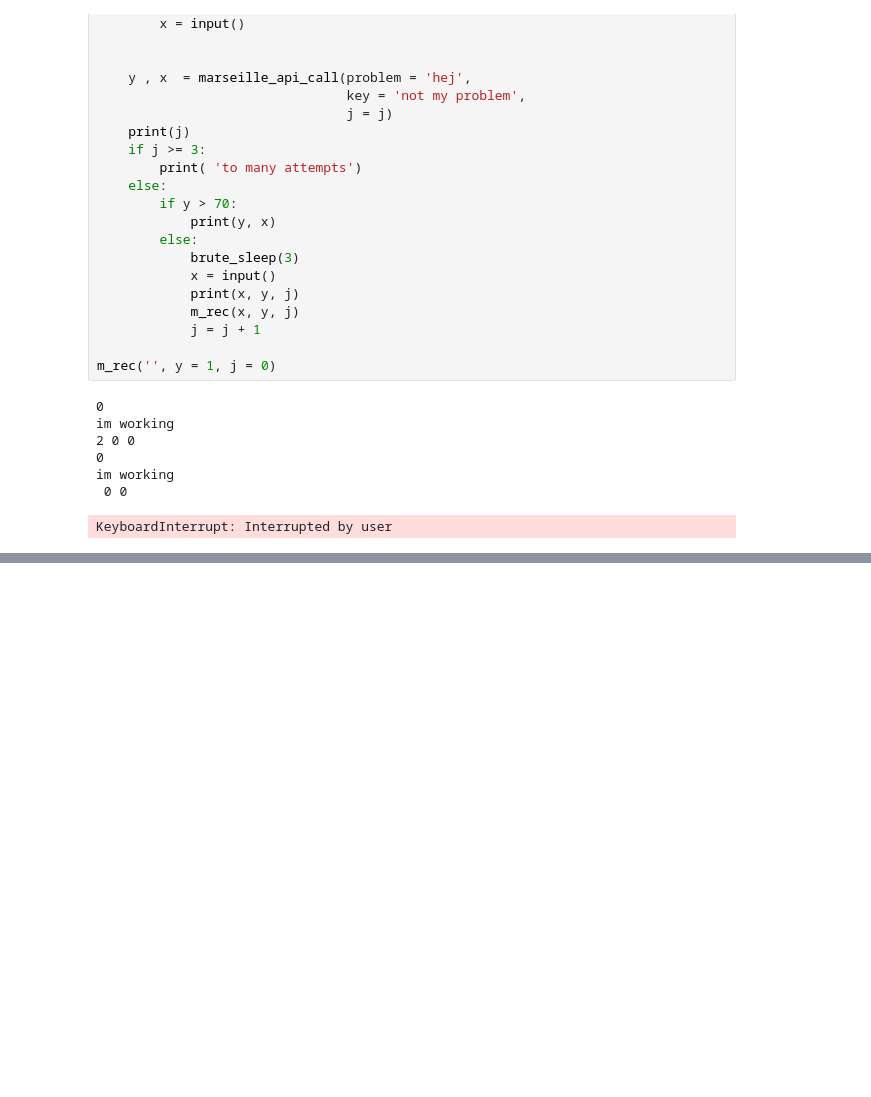
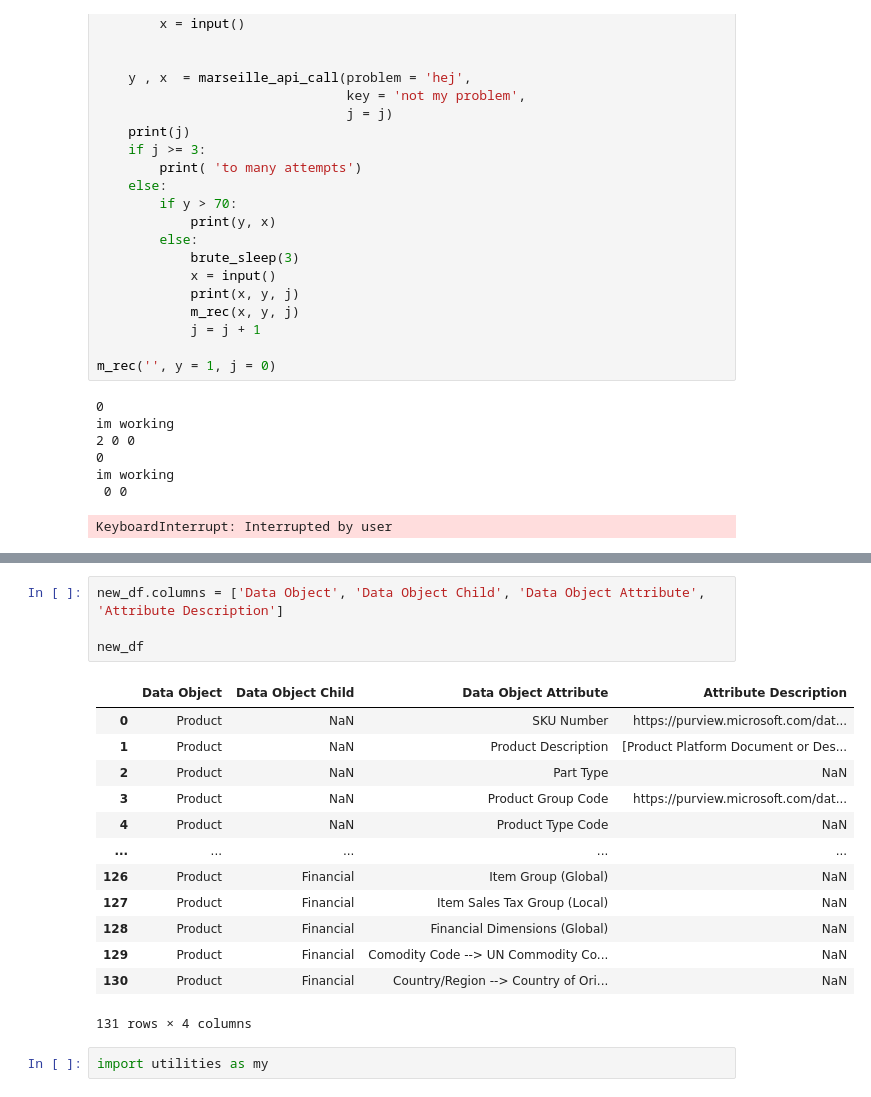
Before and after one commit to Norris36/paideia, a Jupyter notebook: spaced_repition.ipynb, the cells around one changed output, grey strips where cells are left out. Cells and saved outputs as stored; diff of their text form; blank space fills up the shorter version.

```diff
--- a/spaced_repition.ipynb
+++ b/spaced_repition.ipynb
@@ -641,0 +714,20 @@ path =
+# %%
+new_df.columns = ['Data Object', 'Data Object Child', 'Data Object Attribute', 'Attribute Description']
+
+new_df
+# %% [output]
+|  | Data Object | Data Object Child | Data Object Attribute | Attribute Description |
+| 0 | Product | NaN | SKU Number | https://purview.microsoft.com/dat... |
+| 1 | Product | NaN | Product Description | [Product Platform Document or Des... |
+| 2 | Product | NaN | Part Type | NaN |
+| 3 | Product | NaN | Product Group Code | https://purview.microsoft.com/dat... |
+| 4 | Product | NaN | Product Type Code | NaN |
+| ... | ... | ... | ... | ... |
+| 126 | Product | Financial | Item Group (Global) | NaN |
+| 127 | Product | Financial | Item Sales Tax Group (Local) | NaN |
+| 128 | Product | Financial | Financial Dimensions (Global) | NaN |
+| 129 | Product | Financial | Comodity Code --> UN Commodity Co... | NaN |
+| 130 | Product | Financial | Country/Region --> Country of Ori... | NaN |
+131 rows × 4 columns
+# %%
+import utilities as my
```
Also changed, not shown: parts of 6 cells of this notebook, 5 other files.
